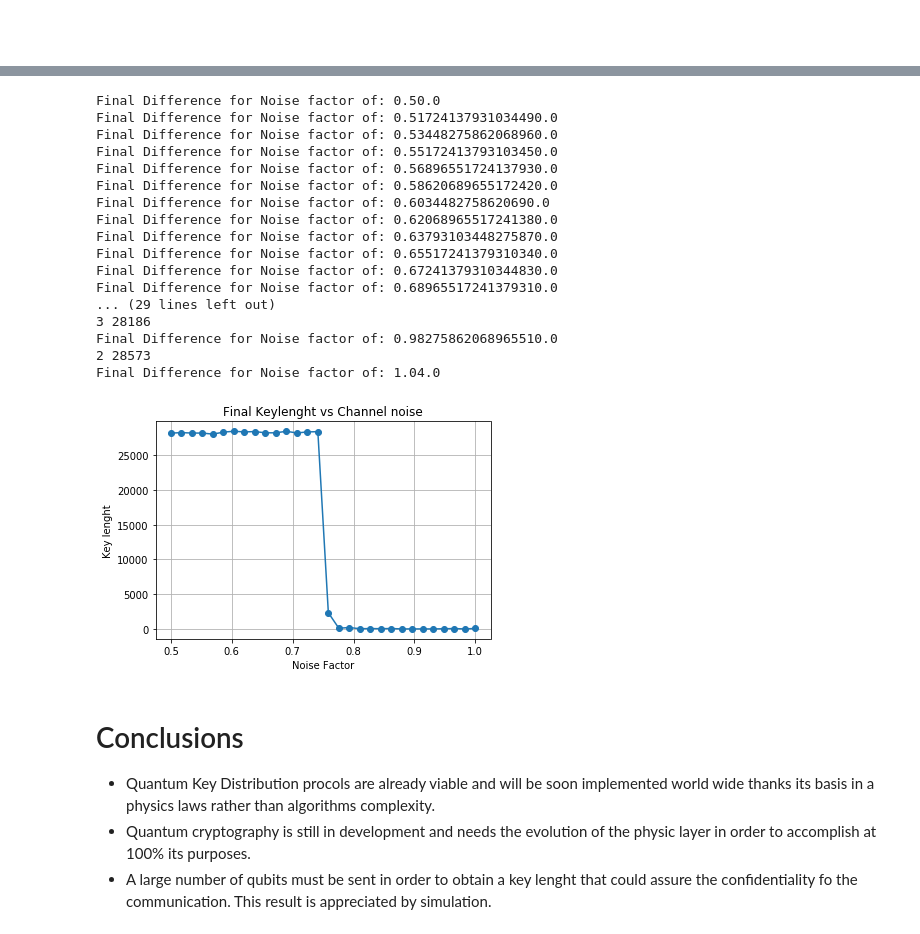
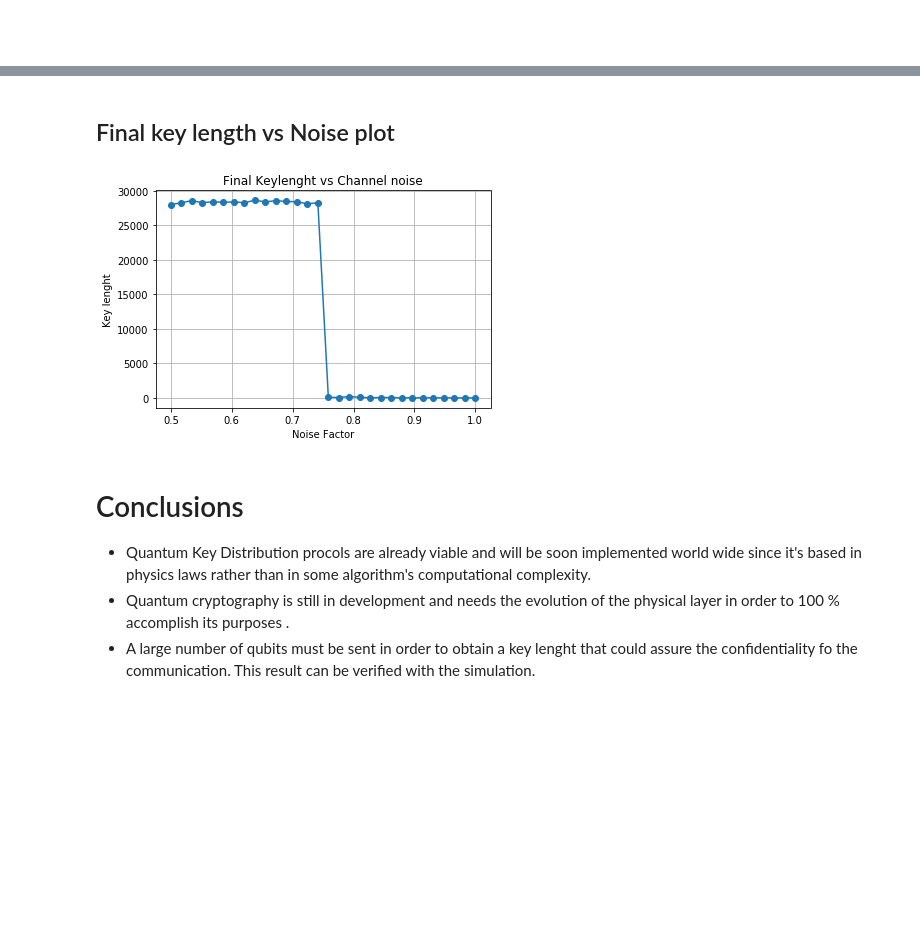
Before and after one commit to lpceronm/QKD, a Jupyter notebook: Quantum_Key_Distribution.ipynb, the cells around one changed output, grey strips where cells are left out. Cells and saved outputs as stored; diff of their text form; code cells hidden in the pictures; blank space fills up the shorter version.

```diff
--- a/Quantum_Key_Distribution.ipynb
+++ b/Quantum_Key_Distribution.ipynb
@@ -366,31 +460,29 @@ def errorCorrection(a,b):
 # %%
-Noise = np.linspace(0.7,1,10)
+Noise = np.linspace(0.7,1,8)
+bitsSize = np.linspace(1000,10000,10)
 errorRates = []
 keysLenght = []
+errorMean = []
 for q in Noise:
-  a = Alice()
-  b = Bob()
+  for s in bitsSize:
+    a = Alice()
+    b = Bob()
 
-  qbits = a.genQbits(int(1e5))
-  p = density(qbits)
-  t = transmission(p,q)
-  b.measureQbits(t)
-  compared = a.compareBasis(b.usedBasis)
-  b.siftedKey(compared)
-  index1,bits = a.errorCheck()
-  res= b.errorCheck(index1,bits)
-  errorRates.append(b.errorRate)
-  keysLenght.append(len(b.siftedKey))
+    qbits = a.genQbits(int(s))
+    p = density(qbits)
+    t = transmission(p,q)
+    b.measureQbits(t)
+    compared = a.compareBasis(b.usedBasis)
+    b.siftedKey(compared)
+    index1,bits = a.errorCheck()
+    res= b.errorCheck(index1,bits)
+    errorRates.append(b.errorRate)
+    keysLenght.append(len(b.siftedKey))
+  errorMean.append(np.mean(np.array(errorRates)))
 
-plt.plot(Noise,errorRates,'o-')
+plt.plot(Noise,errorMean,'o-')
 plt.xlabel('Noise Factor')
 plt.ylabel('Error rate')
 plt.title('Error rate vs Channel noise')
 plt.grid(True)
 plt.show()
-plt.plot(Noise,keysLenght,'o-')
-plt.xlabel('Noise Factor')
-plt.ylabel('Key lenght')
-plt.title('Sifted Keylenght vs Channel noise')
-plt.grid(True)
-plt.show()
@@ -537,58 +519,41 @@ Final Difference
+# %% [markdown]
+## Final key length vs Noise plot
 # %%
 Noise = Noise = np.linspace(0.5,1,30)
 lenKey = []
 for q in Noise:
   ## System
   a = Alice()
   b = Bob()
   ## Alcie
   qbits = a.genQbits(int(100000))
   #Channel
   p = density(qbits)
   t = transmission(p,q)
   #Bob
   b.measureQbits(t)
   compared = a.compareBasis(b.usedBasis)
   b.siftedKey(compared)
   index1,bits = a.errorCheck()
   res= b.errorCheck(index1,bits)
 
-  errorCorrection(a,b)
-
-  print("Final Difference for Noise factor of: "+str(q)+ str(np.linalg.norm(np.array(a.siftedKey)-np.array(b.siftedKey))))
+  reconciliation(a,b)
   lenKey.append(len(b.siftedKey))
 
 plt.plot(Noise,lenKey,'o-')
 plt.xlabel('Noise Factor')
 plt.ylabel('Key lenght')
 plt.title('Final Keylenght vs Channel noise')
 plt.grid(True)
 plt.show()
 # %% [output]
-Final Difference for Noise factor of: 0.50.0
-Final Difference for Noise factor of: 0.51724137931034490.0
-Final Difference for Noise factor of: 0.53448275862068960.0
-Final Difference for Noise factor of: 0.55172413793103450.0
-Final Difference for Noise factor of: 0.56896551724137930.0
-Final Difference for Noise factor of: 0.58620689655172420.0
-Final Difference for Noise factor of: 0.6034482758620690.0
-Final Difference for Noise factor of: 0.62068965517241380.0
-Final Difference for Noise factor of: 0.63793103448275870.0
-Final Difference for Noise factor of: 0.65517241379310340.0
-Final Difference for Noise factor of: 0.67241379310344830.0
-Final Difference for Noise factor of: 0.68965517241379310.0
-... (29 lines left out)
-3 28186
-Final Difference for Noise factor of: 0.98275862068965510.0
-2 28573
-Final Difference for Noise factor of: 1.04.0
-[figure, old version]
+[figure, new version]
 # %% [markdown]
 # Conclusions
 
-* Quantum Key Distribution procols are already viable and will be soon implemented world wide thanks its basis in a physics laws rather than algorithms complexity.
-*  Quantum cryptography is still in development and needs the evolution of the physic layer in order to accomplish at 100% its purposes.
-*  A large number of qubits must be sent in order to obtain a key lenght that could assure the confidentiality  fo the communication. This result is appreciated by simulation.
+* Quantum Key Distribution procols are already viable and will be soon implemented world wide since it's based  in physics laws rather than in  some algorithm's computational complexity.
+*  Quantum cryptography is still in development and needs the evolution of the physical layer in order to 100 % accomplish its purposes .
+*  A large number of qubits must be sent in order to obtain a key lenght that could assure the confidentiality  fo the communication. This result can be verified with the simulation.
 # %% [markdown]
 # References
 
```
Also changed, not shown: parts of 14 cells of this notebook.
